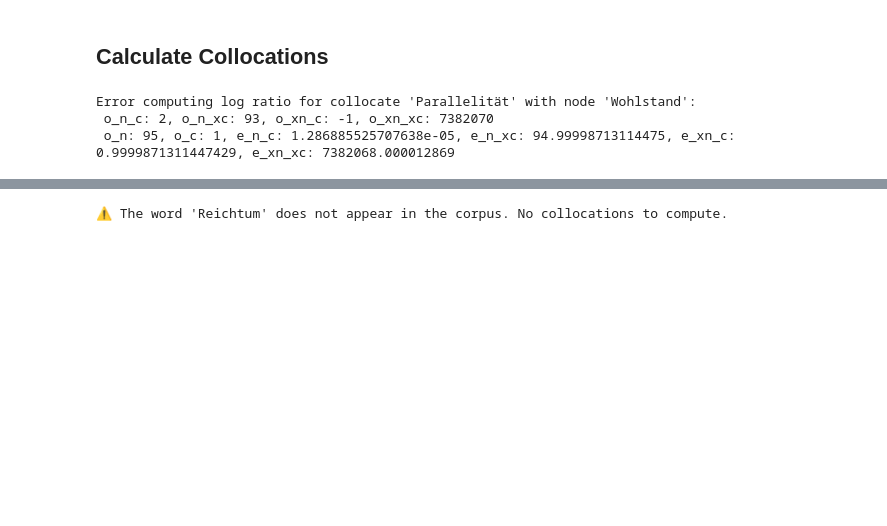
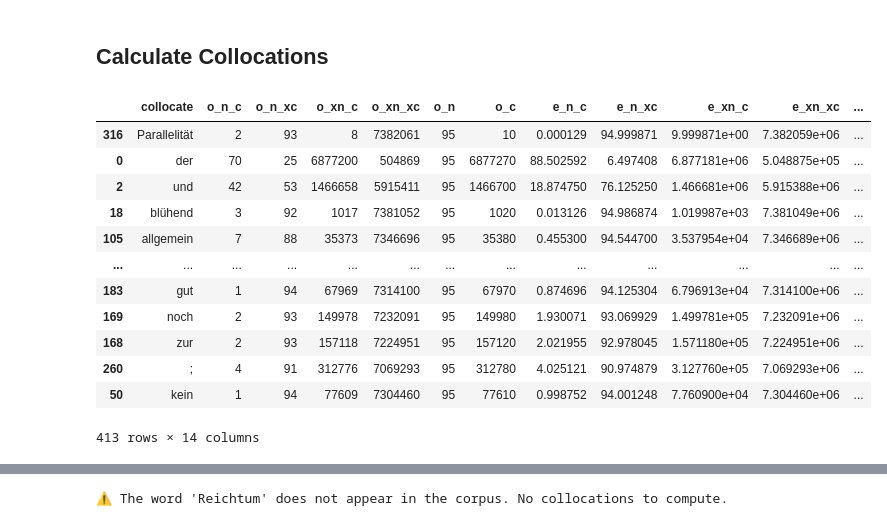
Before and after one commit to zentralbibliothek-zuerich/zblab-summerschool-2026, a Jupyter notebook: notebooks/03_frequency_and_keyness.ipynb, the cells around one changed output, grey strips where cells are left out. Drawn from its saved outputs; the diff is of its cells as text; code cells hidden in the pictures; blank space fills up the shorter version.

Commit message:
Radical window collocation calculation

```diff
--- a/notebooks/03_frequency_and_keyness.ipynb
+++ b/notebooks/03_frequency_and_keyness.ipynb
@@ -313,14 +313,18 @@ class CollocationEngine:
         self.window = window
         self.mask_stopwords = mask_stopwords
 
-        self.token_counts = count_tokens(self.df, column=self.column)
+        # How often is a token a node in the corpus?
+        self.node_counts = count_tokens(self.df, column=self.column)
         if self.mask_stopwords:
-            stopword_count = sum(count for token, count in self.token_counts.items() if token in STOPWORDS)
+            stopword_count = sum(count for token, count in self.node_counts.items() if token in STOPWORDS)
             for stopword in STOPWORDS:
-                self.token_counts.pop(stopword, None)
-            self.token_counts["<STOPWORD>"] = stopword_count
+                self.node_counts.pop(stopword, None)
+            self.node_counts["<STOPWORD>"] = stopword_count
 
-        self.total_tokens = sum(self.token_counts.values())
+        self.total_tokens = sum(self.node_counts.values())
+
+        # How often is a token a collocate of any other token?
+        self.collocate_counts = Counter({token: self.window * 2 * count for token, count in self.node_counts.items()})
 
         # Count window-sized chunks where the node token appears in the central position.
         self.total_windows = self.total_tokens - (self.window * 2 - 1)
@@ -345,7 +349,7 @@ class CollocationEngine:
             "mi",
         ])
 
-        o_n = self.token_counts.get(node, 0)
+        o_n = self.node_counts.get(node, 0)
         if o_n == 0:
             print(f"⚠️ The word '{node}' does not appear in the corpus. No collocations to compute.")
             return collocation_df
@@ -354,7 +358,7 @@ class CollocationEngine:
             print(f"⚠️ The word '{node}' is a stopword. Consider setting mask_stopwords=False to include it in collocation counts.")
             return collocation_df
 
-        collocation_counts = Counter()
+        node_collocation_counts = Counter()
 
         for doc in tqdm(self.df[self.column], desc=f"Counting collocations for '{node}'", leave=False):
             full_text = [token for sentence in doc for token in sentence]
@@ -366,11 +370,11 @@ class CollocationEngine:
                     end = min(i + self.window + 1, len(full_text))
                     collocates = full_text[start:i] + full_text[i + 1:end]
                     collocates = set(collocates)  # Avoid overcounting the same collocate multiple times in the same window
-                    collocation_counts.update(collocates)
+                    node_collocation_counts.update(collocates)
 
         rows = []
-        for collocate, o_n_c in collocation_counts.items():
-            o_c = self.token_counts.get(collocate, 0)
+        for collocate, o_n_c in node_collocation_counts.items():
+            o_c = self.collocate_counts.get(collocate, 0)
 
             # Observed contingency table values.
             o_n_c = o_n_c
@@ -378,6 +382,7 @@ class CollocationEngine:
             o_xn_c = o_c - o_n_c
             o_xn_xc = self.total_windows - (o_n + o_c - o_n_c)
             # Border Values
+
             o_n = o_n
             o_xn = self.total_windows - o_n
 
@@ -411,45 +416,50 @@ class CollocationEngine:
             llr *= 2
 
             # Log Ratio (Hardie 2014)
-            try:
-                logprob_n = math.log((o_n_c + SMALL) / (o_n + SMALL))  # Add-one smoothing
-                logprob_xn = math.log((o_xn_c + SMALL) / (o_xn + SMALL))  # Add-one smoothing
-                log_ratio_hardie = logprob_n - logprob_xn
-            except:
-                # print all information for debugging
-                print(f"Error computing log ratio for collocate '{collocate}' with node '{node}':"
-                      f"\n o_n_c: {o_n_c}, o_n_xc: {o_n_xc}, o_xn_c: {o_xn_c}, o_xn_xc: {o_xn_xc}"
-                      f"\n o_n: {o_n}, o_c: {o_c}, e_n_c: {e_n_c}, e_n_xc: {e_n_xc}, e_xn_c: {e_xn_c}, e_xn_xc: {e_xn_xc}")
-                log_ratio_hardie = float('-inf')  # Assign negative infinity if computation
+
+            logprob_n = math.log((o_n_c + SMALL) / (o_n + SMALL))  # Add-one smoothing
+            logprob_xn = math.log((o_xn_c + SMALL) / (o_xn + SMALL))  # Add-one smoothing
+            log_ratio_hardie = logprob_n - logprob_xn
 
             # Mutual Information (Stefanowitsch 10.5281/zenodo.3735822, p. 227)
             mi = math.log(o_n_c / e_n_c)
 
             rows.append({
                 "collocate": collocate,
                 "o_n_c": o_n_c,
                 "o_n_xc": o_n_xc,
                 "o_xn_c": o_xn_c,
                 "o_xn_xc": o_xn_xc,
                 "o_n": o_n,
                 "o_c": o_c,
                 "e_n_c": e_n_c,
                 "e_n_xc": e_n_xc,
                 "e_xn_c": e_xn_c,
                 "e_xn_xc": e_xn_xc,
                 "llr": llr,
                 "lr": log_ratio_hardie,
                 "mi": mi,
             })
 
         colloc_df = pd.DataFrame(rows)
         colloc_df = colloc_df.sort_values(by="llr", ascending=False)
         return colloc_df
 
 colloc_engine = CollocationEngine(raw_df, "lemmas", window=5, mask_stopwords=False)
 colloc_df = colloc_engine.get_collocations_for_word("Wohlstand")
+colloc_df
 # %% [output]
+|  | collocate | o_n_c | o_n_xc | o_xn_c | o_xn_xc | o_n | o_c | e_n_c | e_n_xc | e_xn_c | e_xn_xc | ... |
+| 316 | Parallelität | 2 | 93 | 8 | 7382061 | 95 | 10 | 0.000129 | 94.999871 | 9.999871e+00 | 7.382059e+06 | ... |
+| 0 | der | 70 | 25 | 6877200 | 504869 | 95 | 6877270 | 88.502592 | 6.497408 | 6.877181e+06 | 5.048875e+05 | ... |
+| 2 | und | 42 | 53 | 1466658 | 5915411 | 95 | 1466700 | 18.874750 | 76.125250 | 1.466681e+06 | 5.915388e+06 | ... |
+| 18 | blühend | 3 | 92 | 1017 | 7381052 | 95 | 1020 | 0.013126 | 94.986874 | 1.019987e+03 | 7.381049e+06 | ... |
+| 105 | allgemein | 7 | 88 | 35373 | 7346696 | 95 | 35380 | 0.455300 | 94.544700 | 3.537954e+04 | 7.346689e+06 | ... |
+| ... | ... | ... | ... | ... | ... | ... | ... | ... | ... | ... | ... | ... |
+| 183 | gut | 1 | 94 | 67969 | 7314100 | 95 | 67970 | 0.874696 | 94.125304 | 6.796913e+04 | 7.314100e+06 | ... |
+| 169 | noch | 2 | 93 | 149978 | 7232091 | 95 | 149980 | 1.930071 | 93.069929 | 1.499781e+05 | 7.232091e+06 | ... |
+| 168 | zur | 2 | 93 | 157118 | 7224951 | 95 | 157120 | 2.021955 | 92.978045 | 1.571180e+05 | 7.224951e+06 | ... |
+| 260 | ; | 4 | 91 | 312776 | 7069293 | 95 | 312780 | 4.025121 | 90.974879 | 3.127760e+05 | 7.069293e+06 | ... |
+| 50 | kein | 1 | 94 | 77609 | 7304460 | 95 | 77610 | 0.998752 | 94.001248 | 7.760900e+04 | 7.304460e+06 | ... |
-Error computing log ratio for collocate 'Parallelität' with node 'Wohlstand':
- o_n_c: 2, o_n_xc: 93, o_xn_c: -1, o_xn_xc: 7382070
- o_n: 95, o_c: 1, e_n_c: 1.286885525707638e-05, e_n_xc: 94.99998713114475, e_xn_c: 0.9999871311447429, e_xn_xc: 7382068.000012869
+413 rows × 14 columns
 # %%
```
Also changed, not shown: parts of 1 cell of this notebook.
